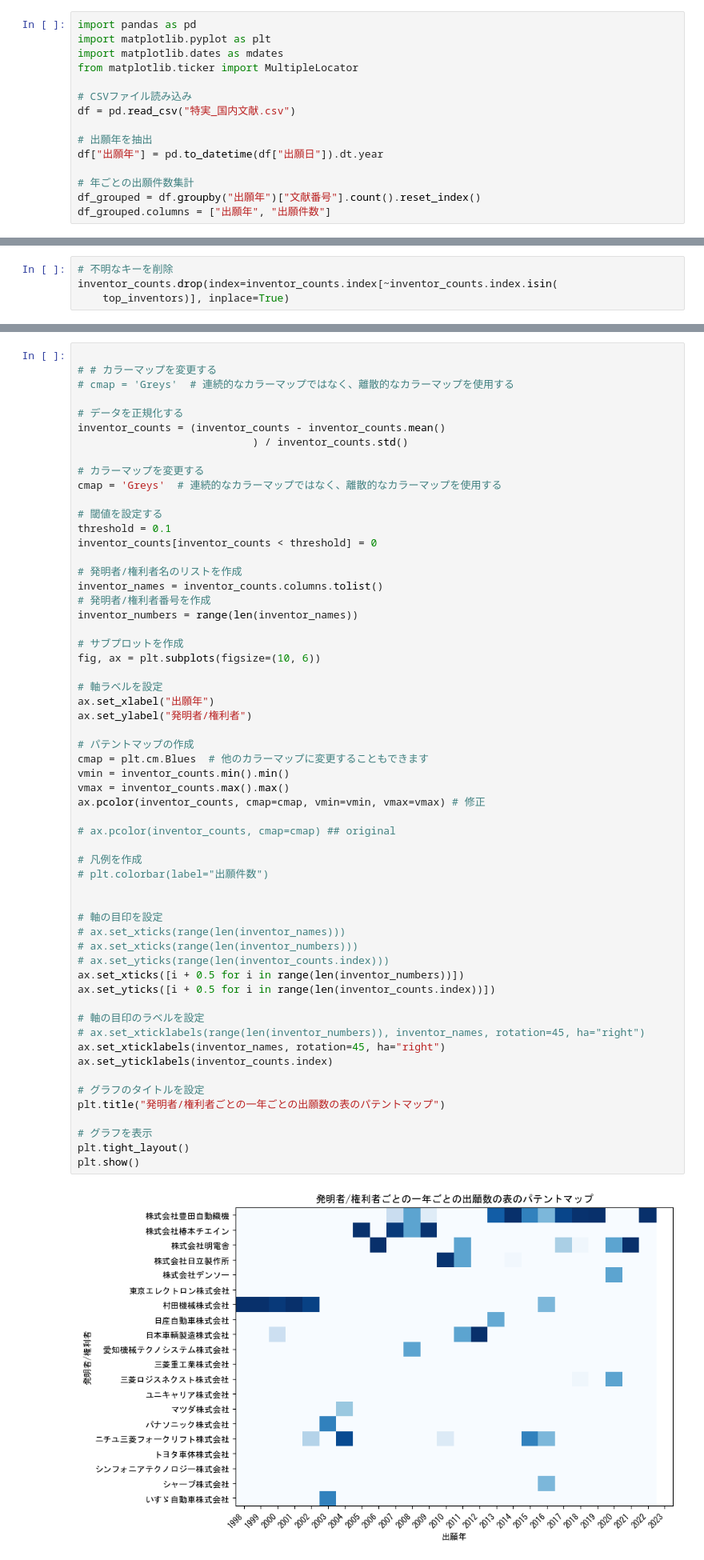
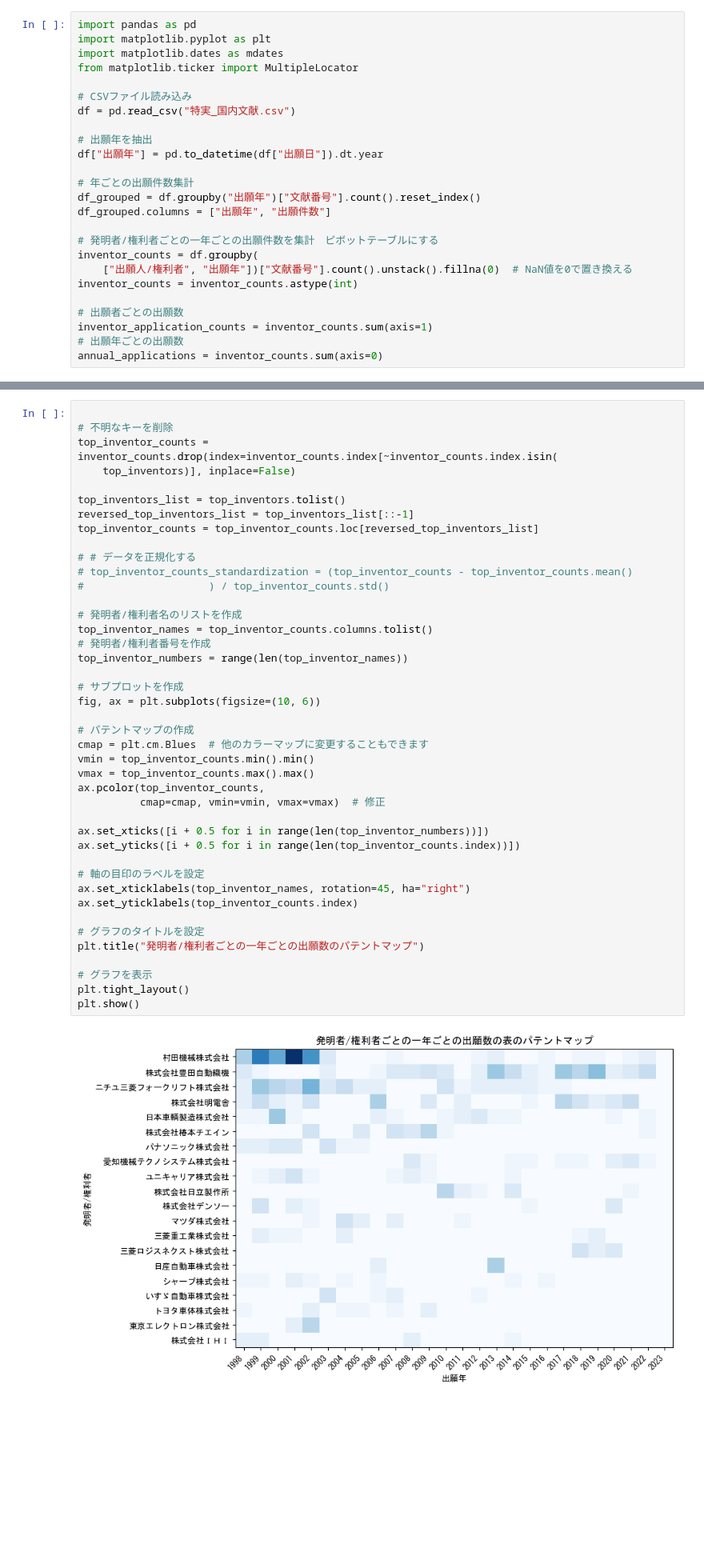
Before and after one commit to mi8ke/patent_analysis, a Jupyter notebook: patent.ipynb, the cells around one changed output, grey strips where cells are left out. Shown: that part at 80% size. Cells and saved outputs as stored; diff of their text form; blank space fills up the shorter version.

```diff
--- a/patent.ipynb
+++ b/patent.ipynb
@@ -16,4 +16,14 @@ df["出願年"] = pd.to_datetime(df["出願日"]).dt.year
 # 年ごとの出願件数集計
 df_grouped = df.groupby("出願年")["文献番号"].count().reset_index()
 df_grouped.columns = ["出願年", "出願件数"]
+
+# 発明者/権利者ごとの一年ごとの出願件数を集計　ピボットテーブルにする
+inventor_counts = df.groupby(
+    ["出願人/権利者", "出願年"])["文献番号"].count().unstack().fillna(0)  # NaN値を0で置き換える
+inventor_counts = inventor_counts.astype(int)
+
+# 出願者ごとの出願数
+inventor_application_counts = inventor_counts.sum(axis=1)
+# 出願年ごとの出願数
+annual_applications = inventor_counts.sum(axis=0)
 # %%
@@ -107,4 +55,0 @@ top_inventors = inventor_counts_sum.nlargest(20).index.tolist()
-# %%
-# 不明なキーを削除
-inventor_counts.drop(index=inventor_counts.index[~inventor_counts.index.isin(
-    top_inventors)], inplace=True)
@@ -111,63 +91,47 @@ inventor_counts.drop(index=inventor_counts.index[~inventor_counts.index.isin(
 # %%
 
-# # カラーマップを変更する
-# cmap = 'Greys'  # 連続的なカラーマップではなく、離散的なカラーマップを使用する
+# 不明なキーを削除
+top_inventor_counts = inventor_counts.drop(index=inventor_counts.index[~inventor_counts.index.isin(
+    top_inventors)], inplace=False)
 
-# データを正規化する
-inventor_counts = (inventor_counts - inventor_counts.mean()
-                            ) / inventor_counts.std()
+top_inventors_list = top_inventors.tolist()
+reversed_top_inventors_list = top_inventors_list[::-1]
+top_inventor_counts = top_inventor_counts.loc[reversed_top_inventors_list]
 
-# カラーマップを変更する
-cmap = 'Greys'  # 連続的なカラーマップではなく、離散的なカラーマップを使用する
-
-# 閾値を設定する
-threshold = 0.1
-inventor_counts[inventor_counts < threshold] = 0
+# # データを正規化する
+# top_inventor_counts_standardization = (top_inventor_counts - top_inventor_counts.mean()
+#                    ) / top_inventor_counts.std()
 
 # 発明者/権利者名のリストを作成
-inventor_names = inventor_counts.columns.tolist()
+top_inventor_names = top_inventor_counts.columns.tolist()
 # 発明者/権利者番号を作成
-inventor_numbers = range(len(inventor_names))
+top_inventor_numbers = range(len(top_inventor_names))
 
 # サブプロットを作成
 fig, ax = plt.subplots(figsize=(10, 6))
 
-# 軸ラベルを設定
-ax.set_xlabel("出願年")
-ax.set_ylabel("発明者/権利者")
-
 # パテントマップの作成
 cmap = plt.cm.Blues  # 他のカラーマップに変更することもできます
-vmin = inventor_counts.min().min()
-vmax = inventor_counts.max().max()
-ax.pcolor(inventor_counts, cmap=cmap, vmin=vmin, vmax=vmax) # 修正
+vmin = top_inventor_counts.min().min()
+vmax = top_inventor_counts.max().max()
+ax.pcolor(top_inventor_counts,
+          cmap=cmap, vmin=vmin, vmax=vmax)  # 修正
 
-# ax.pcolor(inventor_counts, cmap=cmap) ## original
-
-# 凡例を作成
-# plt.colorbar(label="出願件数")
-
-
-# 軸の目印を設定
-# ax.set_xticks(range(len(inventor_names)))
-# ax.set_xticks(range(len(inventor_numbers)))
-# ax.set_yticks(range(len(inventor_counts.index)))
-ax.set_xticks([i + 0.5 for i in range(len(inventor_numbers))])
-ax.set_yticks([i + 0.5 for i in range(len(inventor_counts.index))])
+ax.set_xticks([i + 0.5 for i in range(len(top_inventor_numbers))])
+ax.set_yticks([i + 0.5 for i in range(len(top_inventor_counts.index))])
 
 # 軸の目印のラベルを設定
-# ax.set_xticklabels(range(len(inventor_numbers)), inventor_names, rotation=45, ha="right")
-ax.set_xticklabels(inventor_names, rotation=45, ha="right")
-ax.set_yticklabels(inventor_counts.index)
+ax.set_xticklabels(top_inventor_names, rotation=45, ha="right")
+ax.set_yticklabels(top_inventor_counts.index)
 
 # グラフのタイトルを設定
-plt.title("発明者/権利者ごとの一年ごとの出願数の表のパテントマップ")
+plt.title("発明者/権利者ごとの一年ごとの出願数のパテントマップ")
 
 # グラフを表示
 plt.tight_layout()
 plt.show()
 # %% [output]
-[figure, old version]
+[figure, new version]
 # %%
 import pandas as pd
 
```
Also changed, not shown: parts of 4 cells of this notebook.
